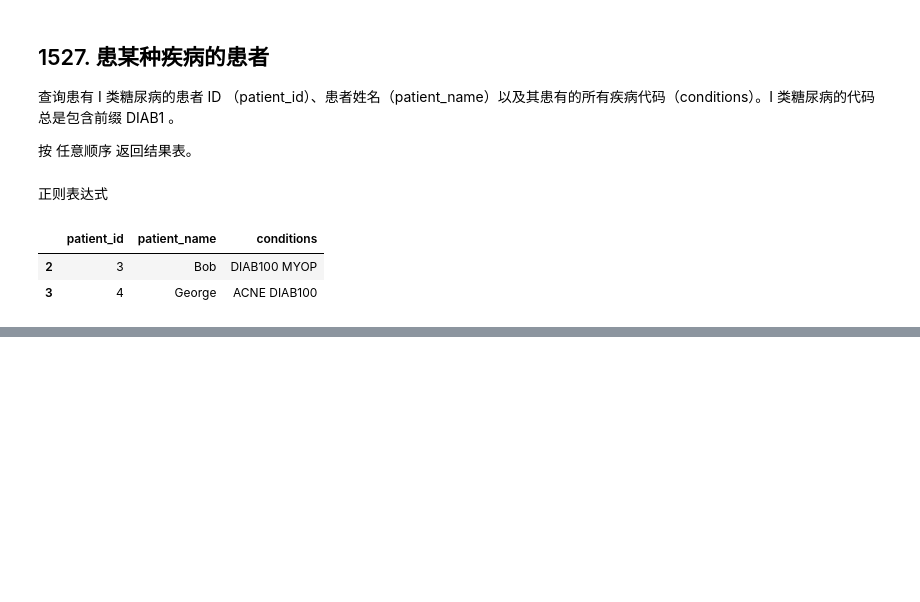
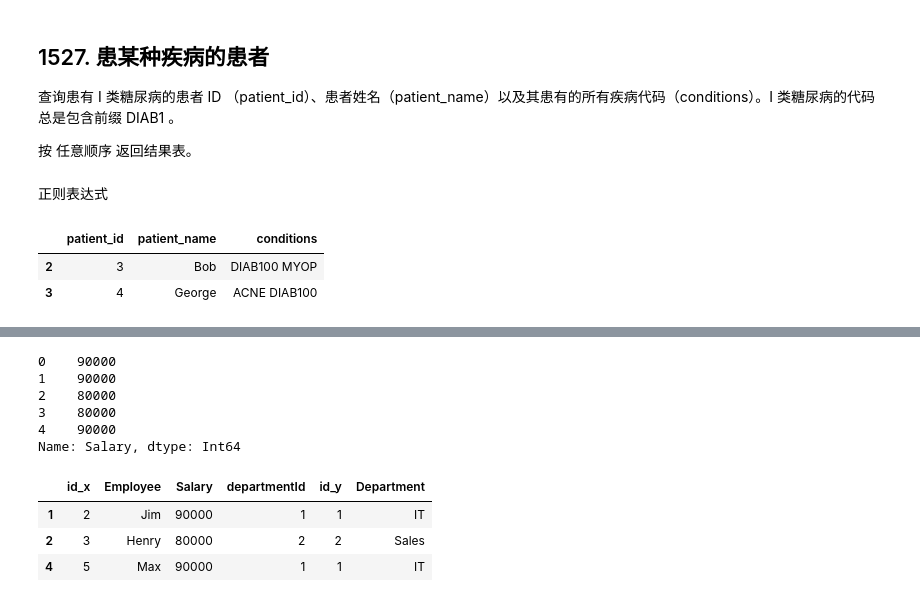
Before and after one commit to Tracy46/Pandas-30days, a Jupyter notebook: Pandas_learning.ipynb, the cells around one changed output, grey strips where cells are left out. Cells and saved outputs as stored; diff of their text form; code cells hidden in the pictures; blank space fills up the shorter version.

```diff
--- a/Pandas_learning.ipynb
+++ b/Pandas_learning.ipynb
@@ -121,0 +235,18 @@ Patients
+# %%
+max_salary = df.groupby('Department')['Salary'].transform('max')
+max_salary
+# %% [output]
+0    90000
+1    90000
+2    80000
+3    80000
+4    90000
+Name: Salary, dtype: Int64
+# %%
+df = df[df['Salary'] == max_salary]
+df
+# %% [output]
+|  | id_x | Employee | Salary | departmentId | id_y | Department |
+| 1 | 2 | Jim | 90000 | 1 | 1 | IT |
+| 2 | 3 | Henry | 80000 | 2 | 2 | Sales |
+| 4 | 5 | Max | 90000 | 1 | 1 | IT |
```
Also changed, not shown: parts of 46 cells of this notebook.
